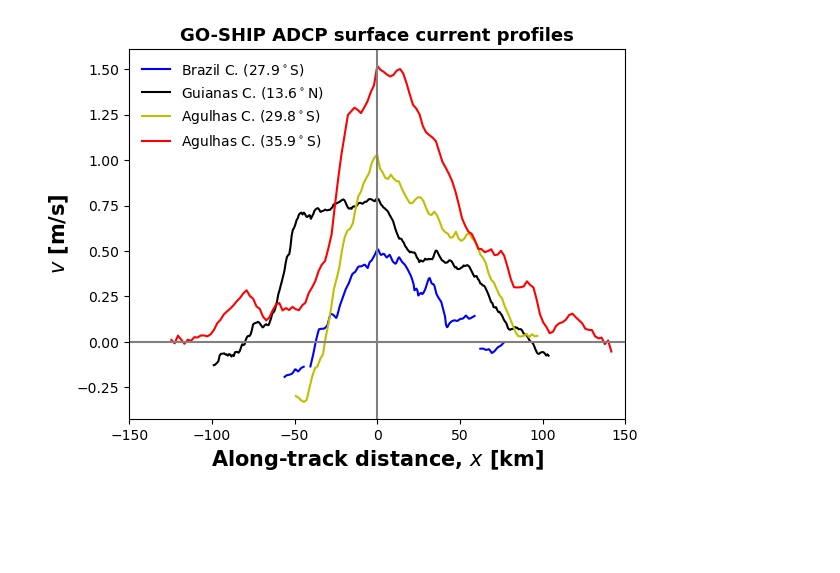
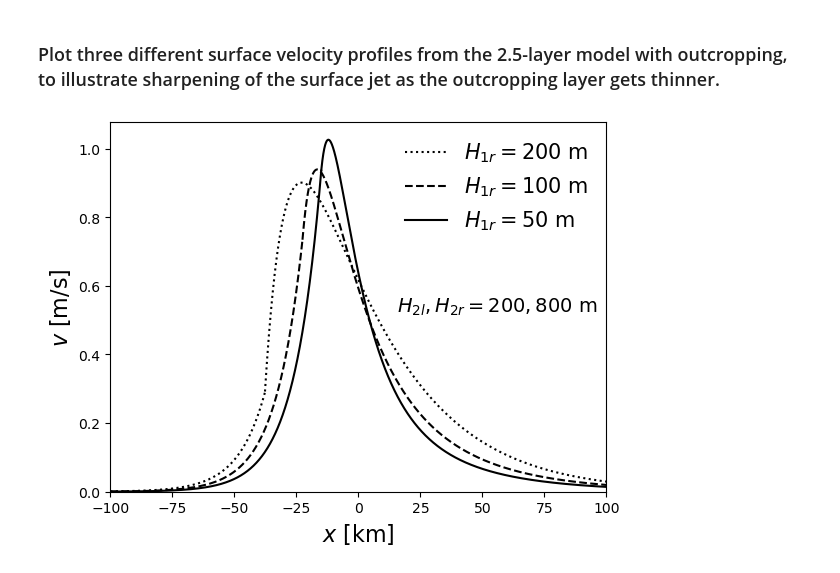
Before and after one commit to apaloczy/SurfaceOceanJets, a Jupyter notebook: plot_figs/figS2/figS2.ipynb, the cells around one changed output. Drawn from its saved outputs; the diff is of its cells as text; code cells hidden in the pictures; blank space fills up the shorter version.

```diff
--- a/plot_figs/figS2/figS2.ipynb
+++ b/plot_figs/figS2/figS2.ipynb
@@ -15,27 +8,0 @@ head = "../../data/derived/"
-# %%
-fig, ax = plt.subplots()
-for f in names:
-    ds = open_dataset(head + f)
-    x = ds["x"].values
-    u = ds["u"].values
-    fm = np.where(x==0)[0][0]
-    lat0 = np.abs(ds["lat"].values[fm])
-
-    if "GC" in f:
-        label = "Guianas C. (%1.1f$^\circ$N)"%lat0
-    elif "BC_" in f:
-        label = "Brazil C. (%1.1f$^\circ$S)"%lat0
-    elif "AC" in f:
-        label = "Agulhas C. (%1.1f$^\circ$S)"%lat0
-
-    ax.plot(x, u, cols.pop(), label=label)
-
-ax.set_xlim(-xmax, xmax)
-ax.legend(frameon=False)
-ax.axhline(color="gray", linestyle="solid")
-ax.axvline(color="gray", linestyle="solid")
-ax.set_xlabel("Along-track distance, $x$ [km]", fontsize=15, fontweight="black")
-ax.set_ylabel("$v$ [m/s]", fontsize=15, fontweight="black")
-ax.set_title("GO-SHIP ADCP surface current profiles", fontsize=13, fontweight="black");
-# %% [output]
-[figure, removed]
@@ -42,2 +58,43 @@ ax.set_title("GO-SHIP ADCP surface current profiles", fontsize=13, fontweight="b
+# %% [markdown]
+### Plot three different surface velocity profiles from the 2.5-layer model with outcropping, to illustrate sharpening of the surface jet as the outcropping layer gets thinner.
+# %%
+H2r, H2l = 800, 200
+H1ra, H1rb, H1rc = H2l, 100, 50 # [m]
+
+g = 9.81 # [m/s2
+f = 9e-5    # [1/s]
+rho1, rho2, rho3 = 1024, 1025, 1026
+rho1, rho2, rho3 = 1024, 1024.5, 1025
+gp1 = g*(rho2 - rho1)/rho2
+gp2 = g*(rho3 - rho2)/rho3
+
+Lx = 300e3  # [m]
+xl, xr = -Lx/2, Lx/2
+x = np.linspace(xl, xr, num=10000)
+xkm, xlkm, xrkm = x*1e-3, xl*1e-3, xr*1e-3
+# %%
+fig, ax = plt.subplots()
+
+h1r, h2r, v1r, v2r, h2l, v2l, d, L1r, L2r, L2l = sol_twohalflay_outcrop(x, H1ra, H2r, H2l, gp1, gp2, f)
+ax.plot(xkm, v1r, "k:", label="$H_{1r} = %d$ m"%H1ra)
+ax.plot(xkm, v2l, "k:")
+
+h1r, h2r, v1r, v2r, h2l, v2l, d, L1r, L2r, L2l = sol_twohalflay_outcrop(x, H1rb, H2r, H2l, gp1, gp2, f)
+ax.plot(xkm, v1r, "k--", label="$H_{1r} = %d$ m"%H1rb)
+ax.plot(xkm, v2l, "k--")
+
+h1r, h2r, v1r, v2r, h2l, v2l, d, L1r, L2r, L2l = sol_twohalflay_outcrop(x, H1rc, H2r, H2l, gp1, gp2, f)
+ax.plot(xkm, v1r, "k", label="$H_{1r} = %d$ m"%H1rc)
+ax.plot(xkm, v2l, "k")
+
+ax.set_xlim(-100, 100)
+ax.set_ylim(bottom=0)
+ax.legend(fontsize=15, frameon=False)
+ax.set_xlabel("$x$ [km]", fontsize=16)
+ax.set_ylabel("$v$ [m/s]", fontsize=16)
+xt, yt = 0.78, 0.5
+ax.text(xt, yt, "$H_{2l}, H_{2r} = %d, %d$ m"%(H2l, H2r), fontsize=14, ha="center", va="center", transform=ax.transAxes);
+# %% [output]
+[figure, added]
 # %%
 fig.savefig("figS2.png", bbox_inches="tight", dpi=150)
```
Also changed, not shown: parts of 4 cells of this notebook, 9 other files.
